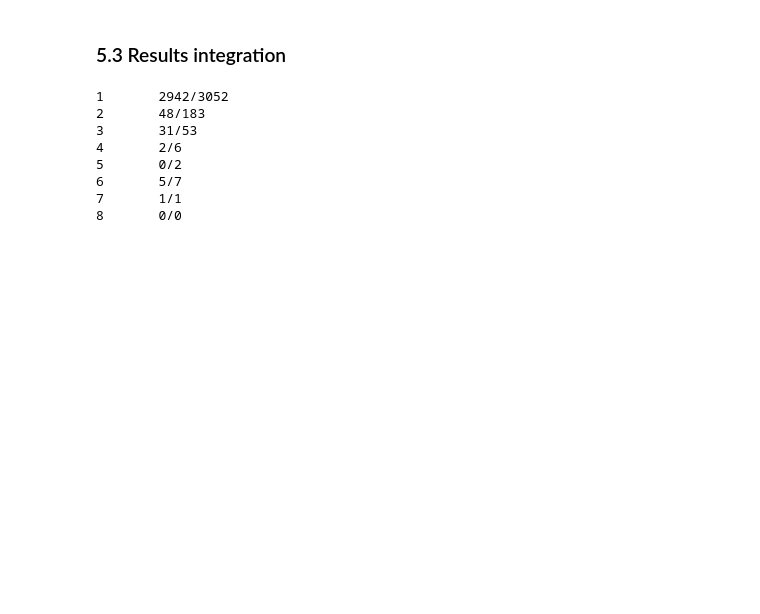
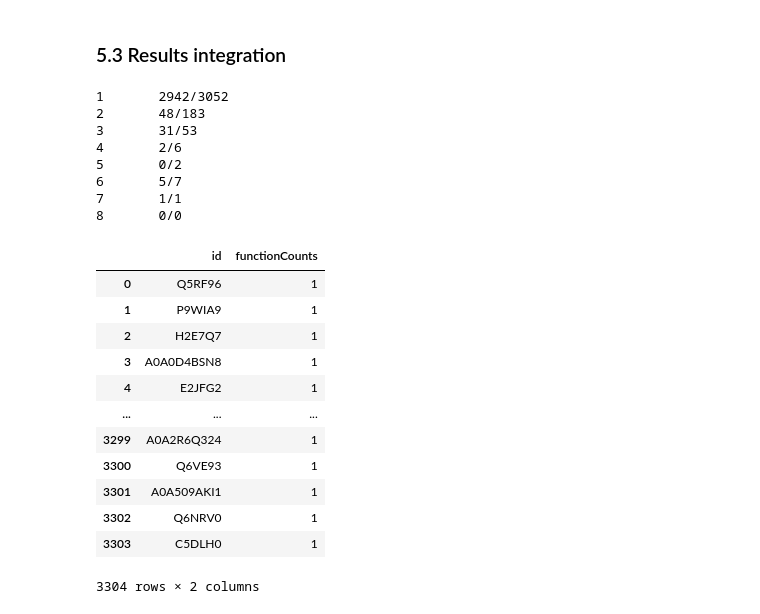
Before and after one commit to kingstdio/ECRECer, a Jupyter notebook: tasks/task2.ipynb, the cells around one changed output. Drawn from its saved outputs; the diff is of its cells as text; code cells hidden in the pictures; blank space fills up the shorter version.

```diff
--- a/tasks/task2.ipynb
+++ b/tasks/task2.ipynb
@@ -198,3 +218,19 @@ for i in range(1,9):
 6       5/7
 7       1/1
 8       0/0
+# %%
+test.iloc[:,np.r_[0,2]]
+# %% [output]
+|  | id | functionCounts |
+| 0 | Q5RF96 | 1 |
+| 1 | P9WIA9 | 1 |
+| 2 | H2E7Q7 | 1 |
+| 3 | A0A0D4BSN8 | 1 |
+| 4 | E2JFG2 | 1 |
+| ... | ... | ... |
+| 3299 | A0A2R6Q324 | 1 |
+| 3300 | Q6VE93 | 1 |
+| 3301 | A0A509AKI1 | 1 |
+| 3302 | Q6NRV0 | 1 |
+| 3303 | C5DLH0 | 1 |
+3304 rows × 2 columns
```
Also changed, not shown: parts of 2 cells of this notebook, 15 other files.
